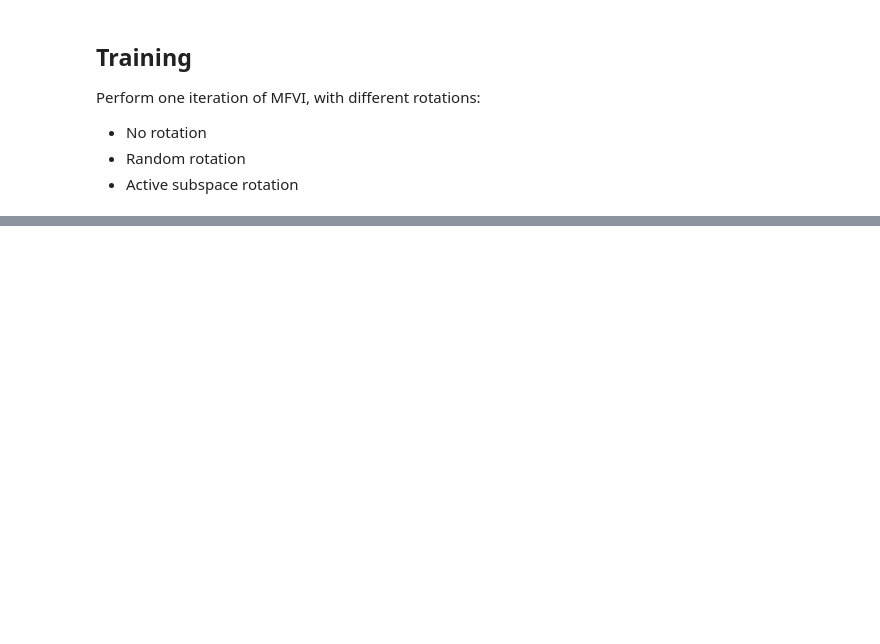
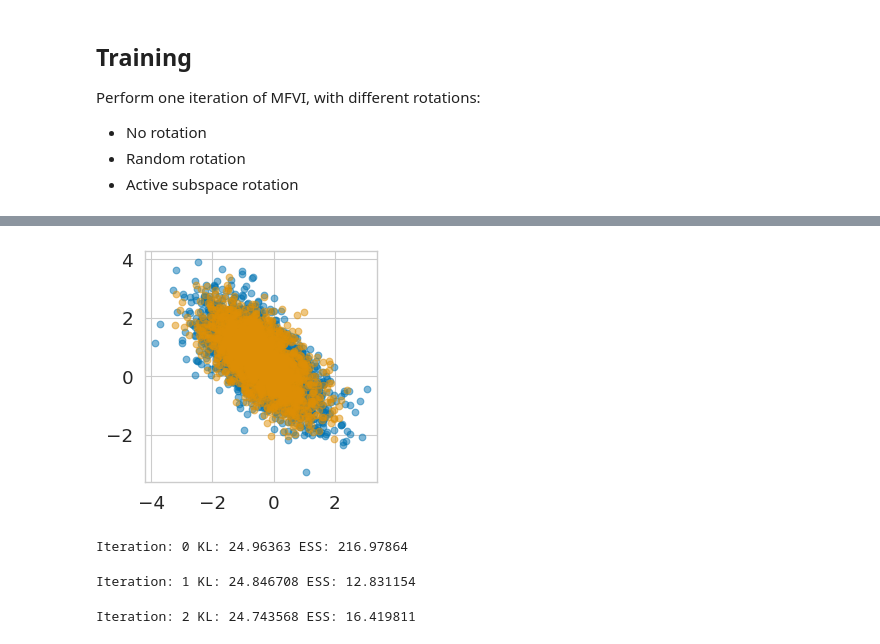
Before and after one commit to liusf15/iterative-gaussianization, a Jupyter notebook: experiments/BayesianLogistic.ipynb, the cells around one changed output, grey strips where cells are left out. Cells and saved outputs as stored; diff of their text form; code cells hidden in the pictures; blank space fills up the shorter version.

```diff
--- a/experiments/BayesianLogistic.ipynb
+++ b/experiments/BayesianLogistic.ipynb
@@ -160,0 +175,12 @@ Text(0.5, 1.0, 'Active subspace')
+# %%
+fig, ax = plt.subplots(1, 1, figsize=(3, 3))
+make_scatter_plot(ax, transformed_samples_nvp)
+# %% [output]
+[figure, added]
+# %%
+key, subkey = jax.random.split(key)
+AS_samples, AS_logs = iterative_AS_mfvi(model, logp_fn_shifted, niter=3, key=subkey, base_samples=base_samples, val_samples=val_samples, learning_rate=learning_rate, max_iter=max_iter, rank0=1)
+# %% [output]
+Iteration: 0 KL: 24.96363 ESS: 216.97864
+Iteration: 1 KL: 24.846708 ESS: 12.831154
+Iteration: 2 KL: 24.743568 ESS: 16.419811
```
Also changed, not shown: parts of 9 cells of this notebook, 1 other file.
